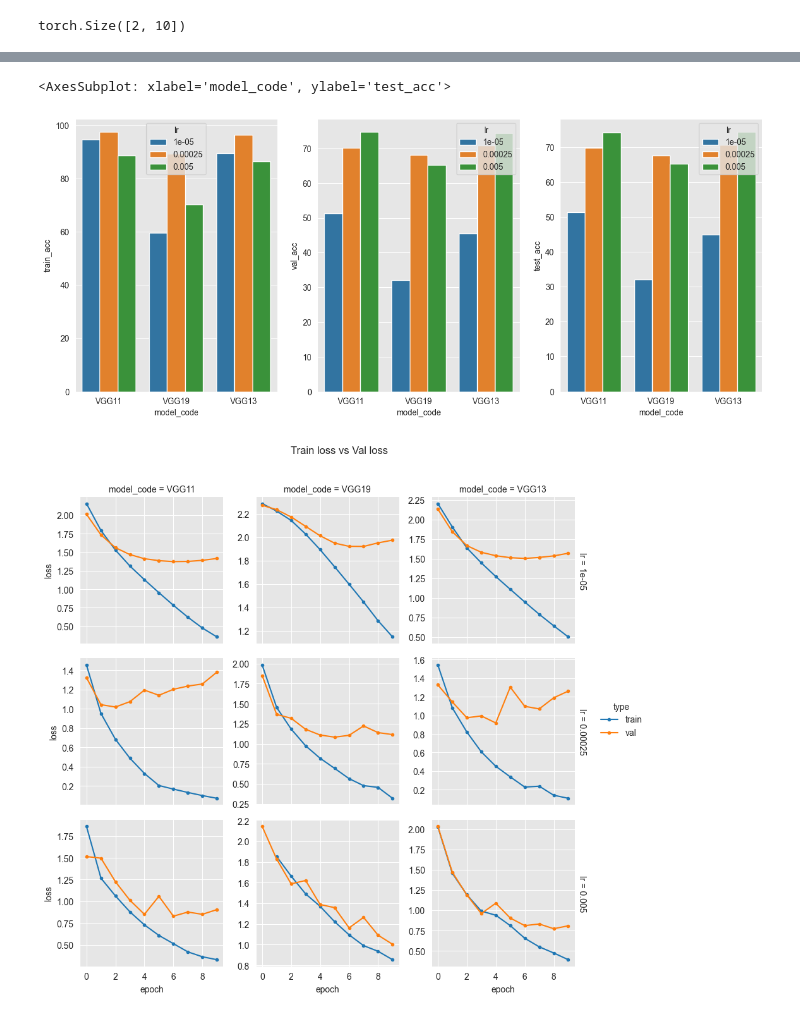
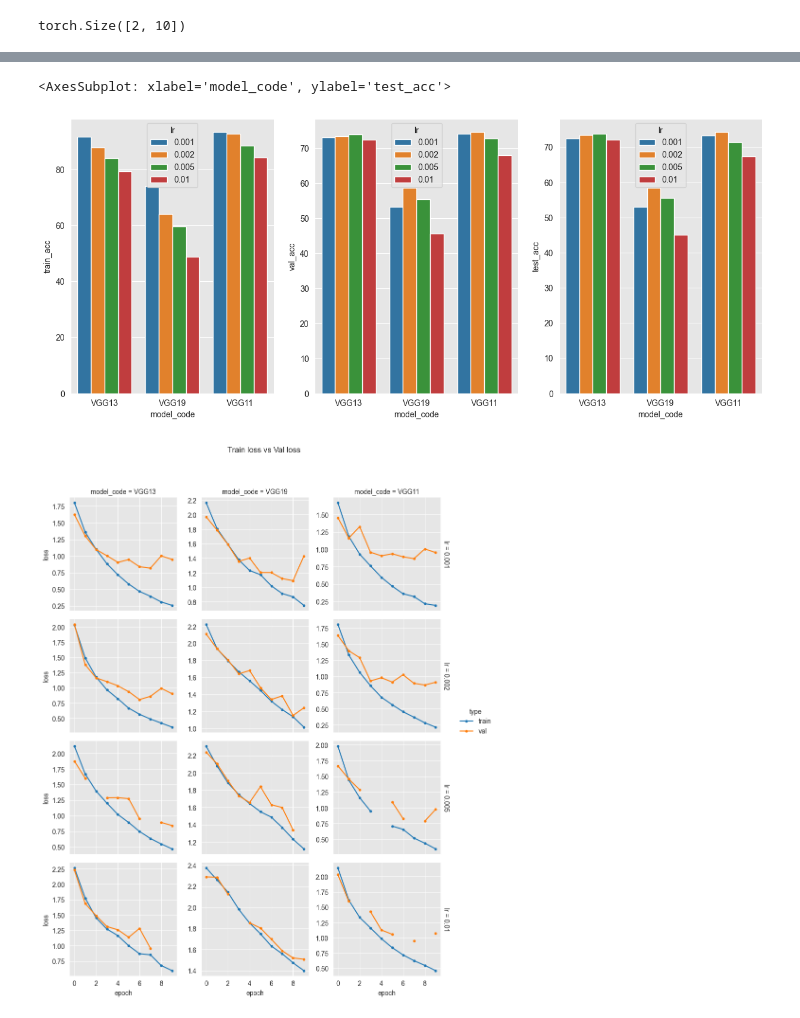
Before and after one commit to KyungbinChoi/Deep_Pytorch, a Jupyter notebook: Pytorch_DL/08_1_CIFAR10_CNN.ipynb, the cells around one changed output, grey strips where cells are left out. Cells and saved outputs as stored; diff of their text form; code cells hidden in the pictures.

```diff
--- a/Pytorch_DL/08_1_CIFAR10_CNN.ipynb
+++ b/Pytorch_DL/08_1_CIFAR10_CNN.ipynb
@@ -417,15 +431,15 @@ Epoch 9, Acc(train/val): 59.59/32.13, Loss(train/val) 1.15/1.97. Took 69.42 sec
 # %%
-df = load_exp_result('exp1_lr_model_code')
+df = load_exp_result('CNN1_lr_model_code')
 
 fig, ax = plt.subplots(1, 3)
 fig.set_size_inches(15, 6)
 
 sns.barplot(x='model_code', y='train_acc', hue='lr', data=df, ax=ax[0])
 sns.barplot(x='model_code', y='val_acc', hue='lr', data=df, ax=ax[1])
 sns.barplot(x='model_code', y='test_acc', hue='lr', data=df, ax=ax[2])
 # %% [output]
 <AxesSubplot: xlabel='model_code', ylabel='test_acc'>
-[figure, old version]
+[figure, new version]
 # %%
 var1 = 'model_code'
 var2 = 'lr'
@@ -454,7 +468,7 @@ g.add_legend()
 g.fig.suptitle('Train loss vs Val loss')
 plt.subplots_adjust(top=0.89)
 # %% [output]
-[figure, old version]
+[figure, new version]
 # %%
 var1 = 'model_code'
 var2 = 'lr'
```
Also changed, not shown: parts of 20 cells of this notebook, 1 other file.
